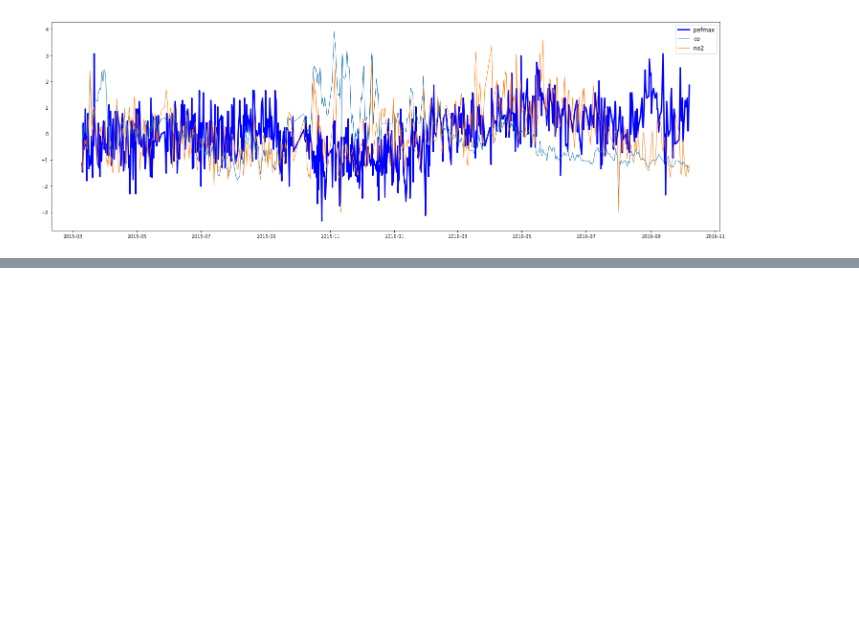
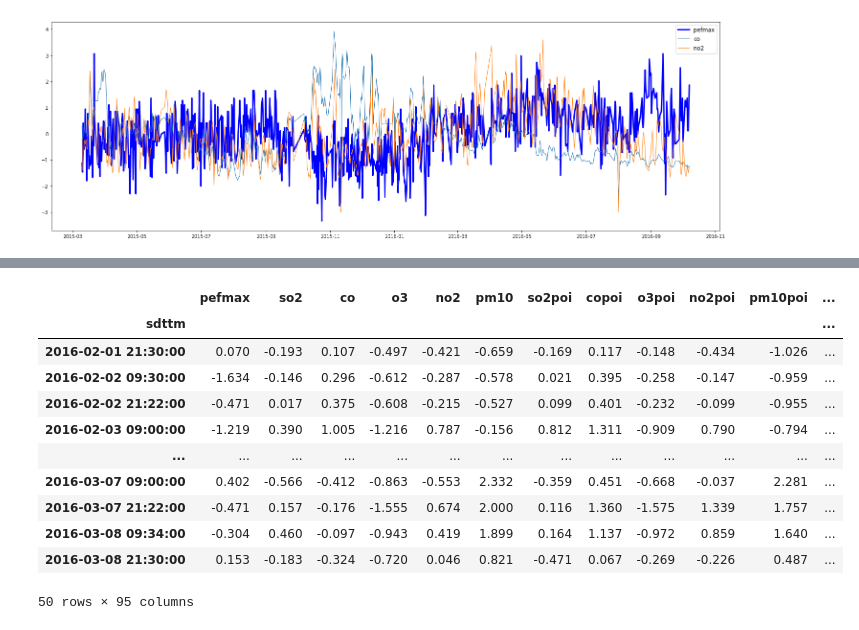
Before and after one commit to sada-narayanappa/Notebooks, a Jupyter notebook: SCHAS/pef/PredictPEF.ipynb, the cells around one changed output, grey strips where cells are left out. Saved outputs shown, nothing was run; the diff lists cells and outputs as text; code cells hidden in the pictures; blank space fills up the shorter version.

```diff
--- a/SCHAS/pef/PredictPEF.ipynb
+++ b/SCHAS/pef/PredictPEF.ipynb
@@ -181,11 +260,29 @@ plt.legend()
 # %%
-from sklearn.model_selection import cross_val_score
-m = list()
-ds = np.linspace(10, 40, 40)
-for d in (ds):
-    r = DecisionTreeRegressor(max_depth=d)
-    a = cross_val_score(r, X, y, cv=10)
-    m.append(np.mean(a))
-    #print(d, a)
-
-plt.plot(ds, m)
+#from sklearn.model_selection import cross_val_score
+#m = list()
+#ds = np.linspace(10, 40, 40)
+#for d in (ds):
+#    r = DecisionTreeRegressor(max_depth=d)
+#    a = cross_val_score(r, X, y, cv=10)
+#    m.append(np.mean(a))
+#    #print(d, a)
+#
+#plt.plot(ds, m)
+h1, h2 =-100, None
+h1, h2 =500, 550
+dp.index[h1:h2]
+#y[h1:h2], label='original PEF', linewidth=3)
+dp[h1:h2]
+# %% [output]
+|  | pefmax | so2 | co | o3 | no2 | pm10 | so2poi | copoi | o3poi | no2poi | pm10poi | ... |
+| sdttm |  |  |  |  |  |  |  |  |  |  |  | ... |
+| 2016-02-01 21:30:00 | 0.070 | -0.193 | 0.107 | -0.497 | -0.421 | -0.659 | -0.169 | 0.117 | -0.148 | -0.434 | -1.026 | ... |
+| 2016-02-02 09:30:00 | -1.634 | -0.146 | 0.296 | -0.612 | -0.287 | -0.578 | 0.021 | 0.395 | -0.258 | -0.147 | -0.959 | ... |
+| 2016-02-02 21:22:00 | -0.471 | 0.017 | 0.375 | -0.608 | -0.215 | -0.527 | 0.099 | 0.401 | -0.232 | -0.099 | -0.955 | ... |
+| 2016-02-03 09:00:00 | -1.219 | 0.390 | 1.005 | -1.216 | 0.787 | -0.156 | 0.812 | 1.311 | -0.909 | 0.790 | -0.794 | ... |
+| ... | ... | ... | ... | ... | ... | ... | ... | ... | ... | ... | ... | ... |
+| 2016-03-07 09:00:00 | 0.402 | -0.566 | -0.412 | -0.863 | -0.553 | 2.332 | -0.359 | 0.451 | -0.668 | -0.037 | 2.281 | ... |
+| 2016-03-07 21:22:00 | -0.471 | 0.157 | -0.176 | -1.555 | 0.674 | 2.000 | 0.116 | 1.360 | -1.575 | 1.339 | 1.757 | ... |
+| 2016-03-08 09:34:00 | -0.304 | 0.460 | -0.097 | -0.943 | 0.419 | 1.899 | 0.164 | 1.137 | -0.972 | 0.859 | 1.640 | ... |
+| 2016-03-08 21:30:00 | 0.153 | -0.183 | -0.324 | -0.720 | 0.046 | 0.821 | -0.471 | 0.067 | -0.269 | -0.226 | 0.487 | ... |
+50 rows × 95 columns
```
Also changed, not shown: parts of 9 cells of this notebook.
